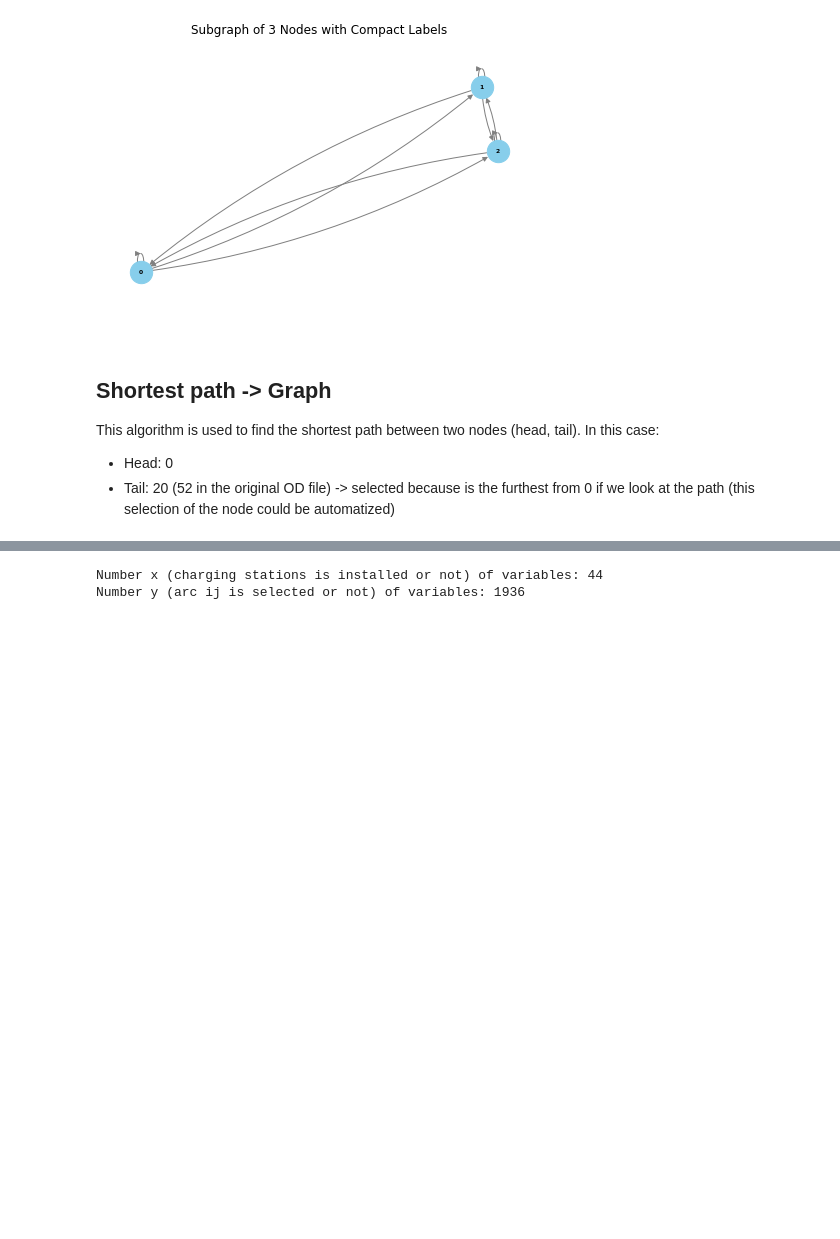
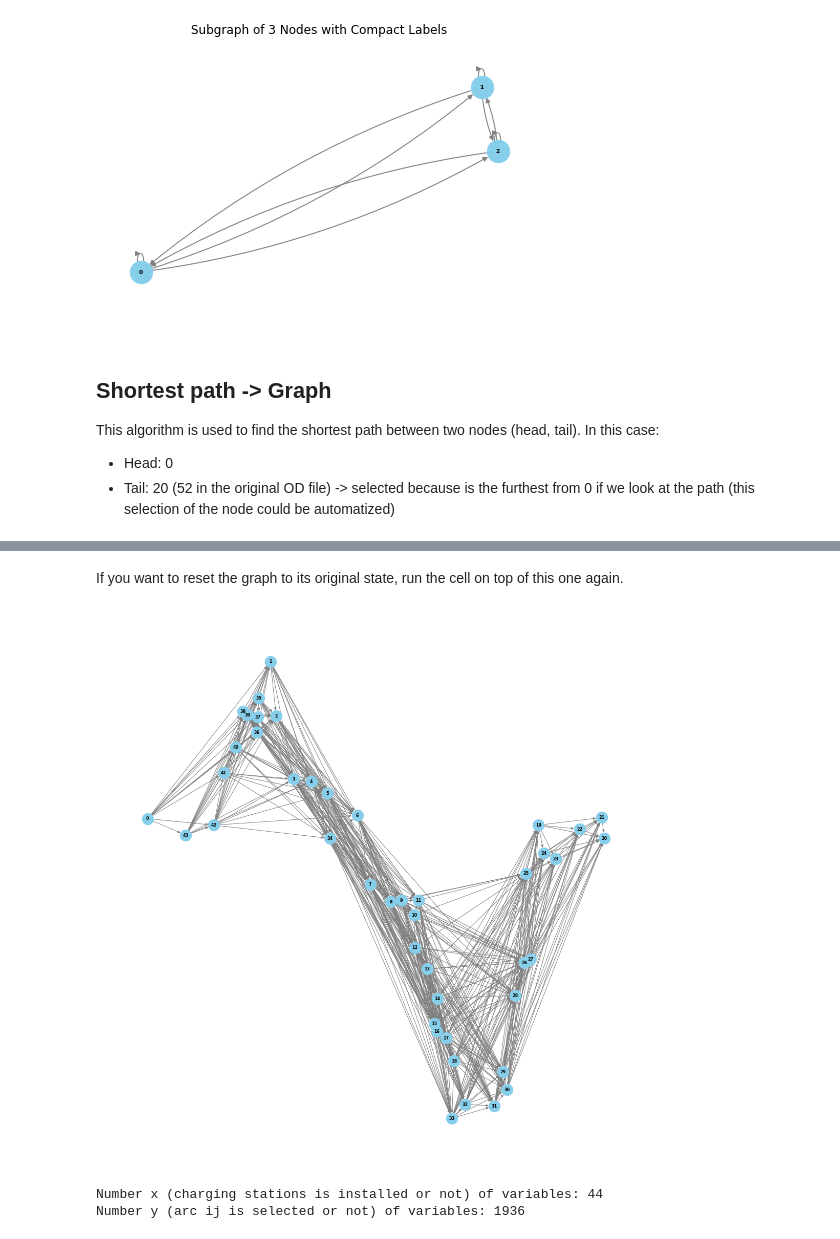
Before and after one commit to lorenzo-battiston/for-biglab, a Jupyter notebook: Text_big_project.ipynb, the cells around one changed output, grey strips where cells are left out. Saved outputs shown, nothing was run; the diff lists cells and outputs as text; code cells hidden in the pictures; blank space fills up the shorter version.

```diff
--- a/Text_big_project.ipynb
+++ b/Text_big_project.ipynb
@@ -334,3 +344,28 @@ plt.show()
+# %% [markdown]
+If you want to reset the graph to its original state, run the cell on top of this one again.
+# %%
+max_distance = 50000
+count = 0
+
+for i, node in enumerate(ordered_path):
+    for j in range(n):
+        # Check if the node is not the next node in the path and is within the distance limit
+        if j != node and (i == len(ordered_path) - 1 or j != ordered_path[i + 1]) and distance_matrix[node][j] <= max_distance:
+            # Add an edge only if there isn't already an edge in either direction
+            if not G.has_edge(node, j) and not G.has_edge(j, node):
+                count = count + 1
+                G.add_edge(node, j, distance=distance_matrix[node][j])
+
+
+# Update the graph
+pos = nx.get_node_attributes(G, "pos")
+plt.figure(figsize=(15, 15))
+nx.draw(G, pos, with_labels=True, node_size=500, font_size=8, font_color="black", font_weight="bold",
+        node_color="skyblue", edge_color="gray", arrowsize=10)
+
+plt.show()
+# %% [output]
+[figure, added]
 # %%
 import mip
 
```
Also changed, not shown: parts of 2 cells of this notebook.
